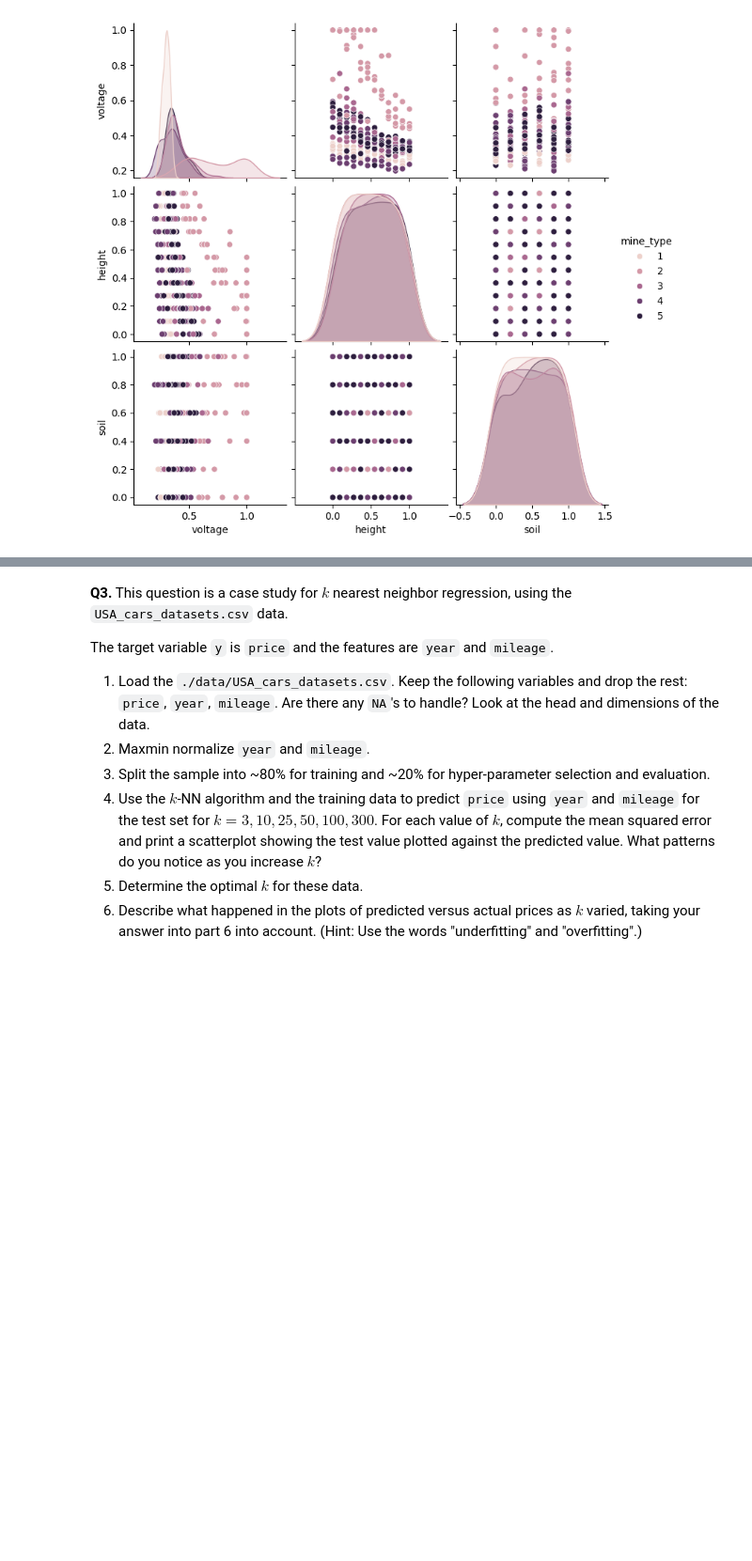
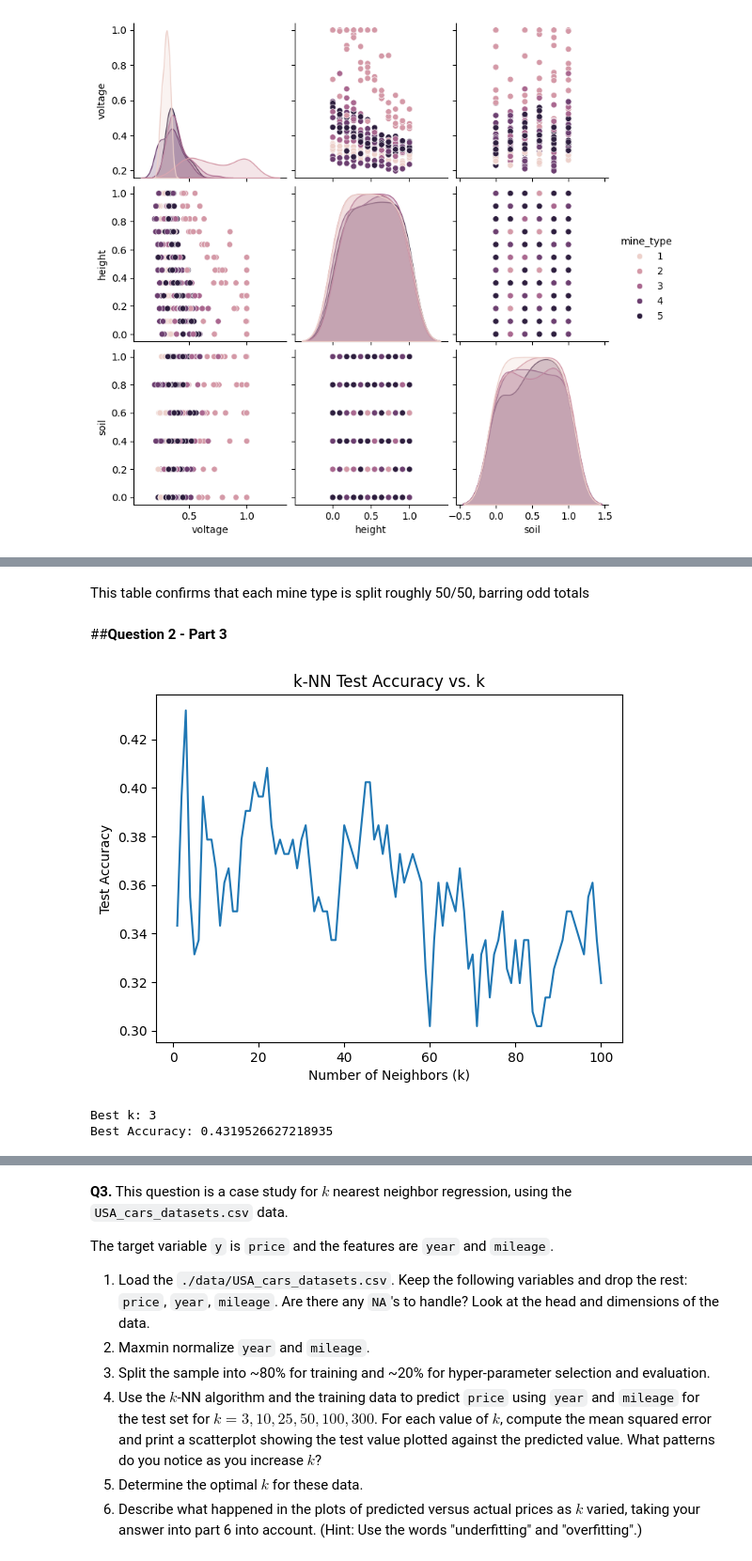
Before and after one commit to thomashooks53/DS-2002-F25, a Jupyter notebook: 02_assignment_knn.ipynb, the cells around one changed output, grey strips where cells are left out. Shown at 94% size. Drawn from its saved outputs; the diff is of its cells as text; code cells hidden in the pictures; blank space fills up the shorter version.

```diff
--- a/02_assignment_knn.ipynb
+++ b/02_assignment_knn.ipynb
@@ -137,0 +142,13 @@ plt.show()
+# %%
+from sklearn.model_selection import train_test_split
+
+X = df[['voltage', 'height', 'soil']]
+y = df['mine_type']
+
+X_train, X_test, y_train, y_test = train_test_split(
+    X,
+    y,
+    test_size=0.5,
+    random_state=100,
+    stratify=y
+)
@@ -137,0 +175,34 @@ plt.show()
+# %% [markdown]
+This table confirms that each mine type is split roughly 50/50, barring odd totals
+# %% [markdown]
+##**Question 2 - Part 3**
+# %%
+from sklearn.neighbors import KNeighborsClassifier
+from sklearn.metrics import accuracy_score
+import matplotlib.pyplot as plt
+
+k_values = range(1, 101)
+accuracies = []
+
+for k in k_values:
+    model = KNeighborsClassifier(n_neighbors=k)
+    model.fit(X_train, y_train)
+    y_pred = model.predict(X_test)
+    accuracies.append(accuracy_score(y_test, y_pred))
+
+plt.figure()
+plt.plot(k_values, accuracies)
+plt.xlabel("Number of Neighbors (k)")
+plt.ylabel("Test Accuracy")
+plt.title("k-NN Test Accuracy vs. k")
+plt.show()
+
+best_k = k_values[accuracies.index(max(accuracies))]
+best_accuracy = max(accuracies)
+
+print("Best k:", best_k)
+print("Best Accuracy:", best_accuracy)
+# %% [output]
+[figure, added]
+Best k: 3
+Best Accuracy: 0.4319526627218935
```
Also changed, not shown: parts of 8 cells of this notebook.
